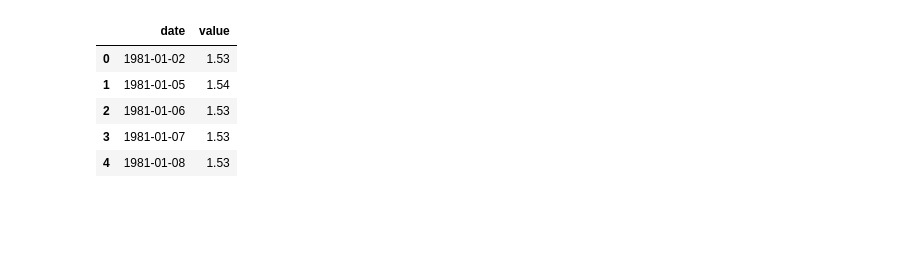
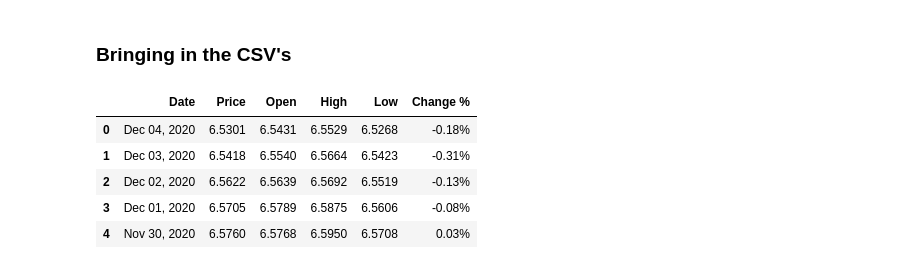
Before and after one commit to AI-Gomez/forex_project, a Jupyter notebook: fresh.ipynb, the cells around one changed output. Cells and saved outputs as stored; diff of their text form; code cells hidden in the pictures; blank space fills up the shorter version.

```diff
--- a/fresh.ipynb
+++ b/fresh.ipynb
@@ -26,14 +26,16 @@ from pandas.plotting import register_matplotlib_converters
 
 #from acquire import get_store_data, opsd_germany_daily
 #import prepare
+# %% [markdown]
+### Bringing in the CSV's
 # %%
-cny = pd.read_csv('yuan-usd.csv',sep=',', skipinitialspace=True)
+cny = pd.read_csv('USD_CNY.csv',sep=',', skipinitialspace=True)
 cny.head()
 # %% [output]
-|  | date | value |
-| 0 | 1981-01-02 | 1.53 |
-| 1 | 1981-01-05 | 1.54 |
-| 2 | 1981-01-06 | 1.53 |
-| 3 | 1981-01-07 | 1.53 |
-| 4 | 1981-01-08 | 1.53 |
+|  | Date | Price | Open | High | Low | Change % |
+| 0 | Dec 04, 2020 | 6.5301 | 6.5431 | 6.5529 | 6.5268 | -0.18% |
+| 1 | Dec 03, 2020 | 6.5418 | 6.5540 | 6.5664 | 6.5423 | -0.31% |
+| 2 | Dec 02, 2020 | 6.5622 | 6.5639 | 6.5692 | 6.5519 | -0.13% |
+| 3 | Dec 01, 2020 | 6.5705 | 6.5789 | 6.5875 | 6.5606 | -0.08% |
+| 4 | Nov 30, 2020 | 6.5760 | 6.5768 | 6.5950 | 6.5708 | 0.03% |
 # %%
```
Also changed, not shown: parts of 46 cells of this notebook.
